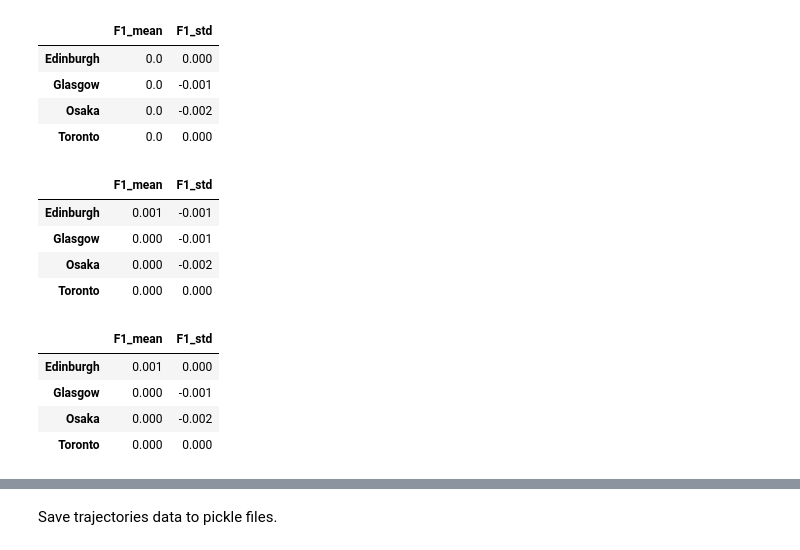
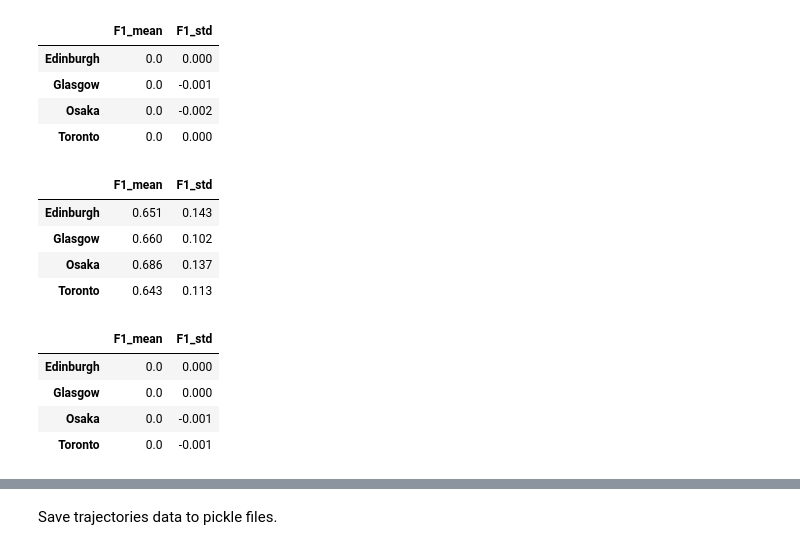
Before and after one commit to chengsoonong/digbeta, a Jupyter notebook: tour/ijcai15-KH.ipynb, the cells around one changed output, grey strips where cells are left out. Saved outputs shown, nothing was run; the diff lists cells and outputs as text; code cells hidden in the pictures.

```diff
--- a/tour/ijcai15-KH.ipynb
+++ b/tour/ijcai15-KH.ipynb
@@ -964,11 +982,19 @@ df_list[0] - algo10_ndf[['F1_mean', 'F1_std']]
 | Glasgow | 0.0 | -0.001 |
 | Osaka | 0.0 | -0.002 |
 | Toronto | 0.0 | 0.000 |
+# %%
+df_list[1]
+# %% [output]
+|  | F1_mean | F1_std |
+| Edinburgh | 0.651 | 0.143 |
+| Glasgow | 0.660 | 0.102 |
+| Osaka | 0.686 | 0.137 |
+| Toronto | 0.643 | 0.113 |
 # %%
-df_list[1] - algo05_ndf[['F1_mean', 'F1_std']]
+df_list[1] - algo05_ldf[['F1_mean', 'F1_std']]
 # %% [output]
 |  | F1_mean | F1_std |
-| Edinburgh | 0.001 | -0.001 |
-| Glasgow | 0.000 | -0.001 |
-| Osaka | 0.000 | -0.002 |
-| Toronto | 0.000 | 0.000 |
+| Edinburgh | 0.0 | 0.000 |
+| Glasgow | 0.0 | 0.000 |
+| Osaka | 0.0 | -0.001 |
+| Toronto | 0.0 | -0.001 |
@@ -975,9 +1005,3 @@ df_list[1] - algo05_ndf[['F1_mean', 'F1_std']]
 # %%
-df_list[2] - algo10_ldf[['F1_mean', 'F1_std']]
+#df_list[2] - algo10_ldf[['F1_mean', 'F1_std']]
-# %% [output]
-|  | F1_mean | F1_std |
-| Edinburgh | 0.001 | 0.000 |
-| Glasgow | 0.000 | -0.001 |
-| Osaka | 0.000 | -0.002 |
-| Toronto | 0.000 | 0.000 |
 # %%
```
Also changed, not shown: parts of 8 cells of this notebook.
